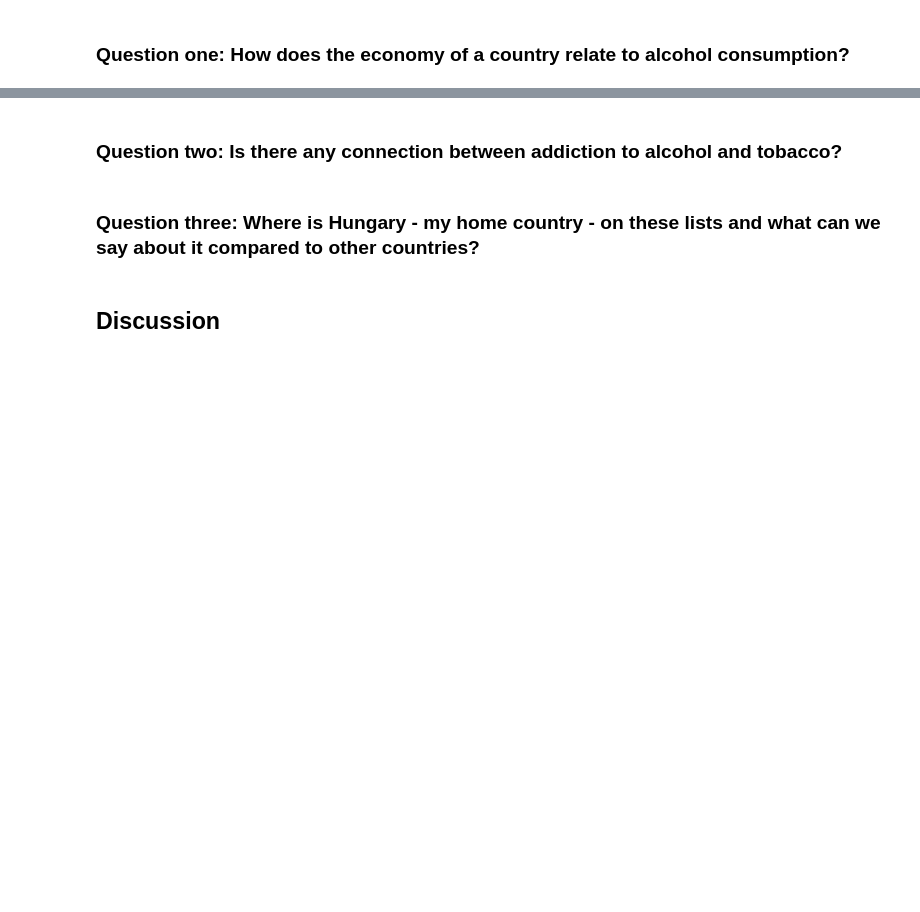
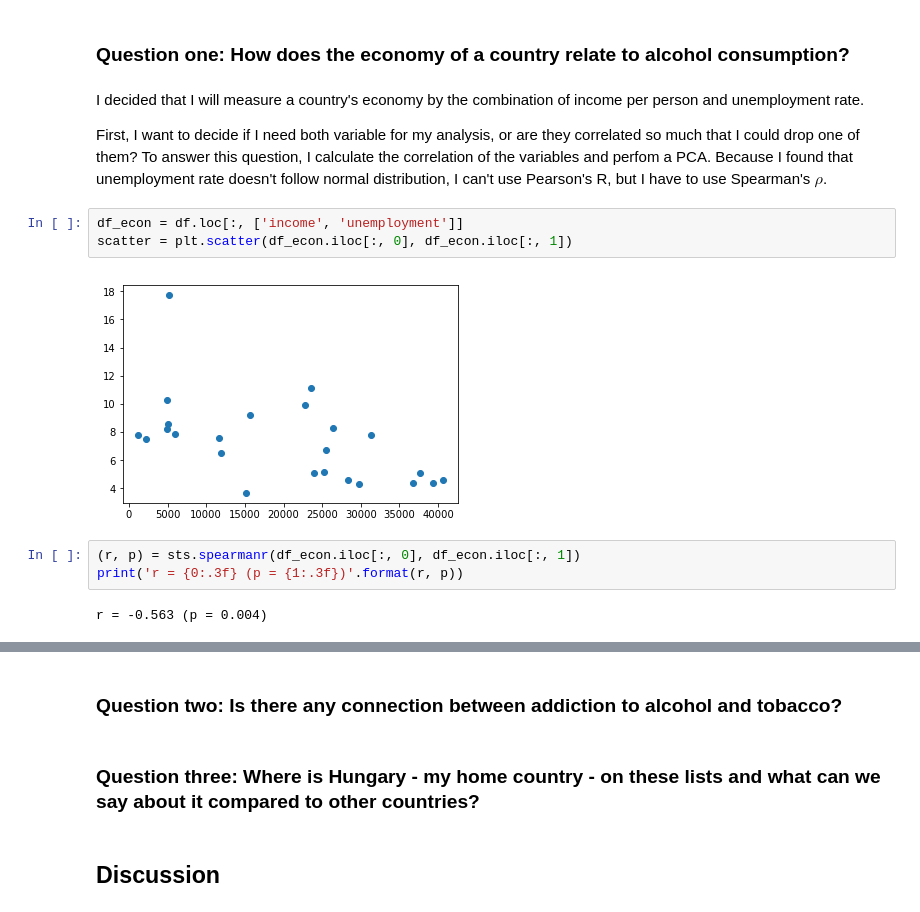
Before and after one commit to sborde/udacity-dand, a Jupyter notebook: P2_IntroToDataAnalysis/IntroToDataAnalysis_FinalProject.ipynb, the cells around one changed output, grey strips where cells are left out. Cells and saved outputs as stored; diff of their text form; blank space fills up the shorter version.

```diff
--- a/P2_IntroToDataAnalysis/IntroToDataAnalysis_FinalProject.ipynb
+++ b/P2_IntroToDataAnalysis/IntroToDataAnalysis_FinalProject.ipynb
@@ -176,2 +207,16 @@ ValueError: The truth value of a Series is ambiguous. Use a.empty, a.bool(), a.i
 # %% [markdown]
 ### Question one: How does the economy of a country relate to alcohol consumption?
+# %% [markdown]
+I decided that I will measure a country's economy by the combination of income per person and unemployment rate.
+
+First, I want to decide if I need both variable for my analysis, or are they correlated so much that I could drop one of them? To answer this question, I calculate the correlation of the variables and perfom a PCA. Because I found that unemployment rate doesn't follow normal distribution, I can't use Pearson's R, but I have to use Spearman's $\rho$.
+# %%
+df_econ = df.loc[:, ['income', 'unemployment']]
+scatter = plt.scatter(df_econ.iloc[:, 0], df_econ.iloc[:, 1])
+# %% [output]
+[figure, added]
+# %%
+(r, p) = sts.spearmanr(df_econ.iloc[:, 0], df_econ.iloc[:, 1])
+print('r = {0:.3f} (p = {1:.3f})'.format(r, p))
+# %% [output]
+r = -0.563 (p = 0.004)
```
Also changed, not shown: parts of 33 cells of this notebook.
